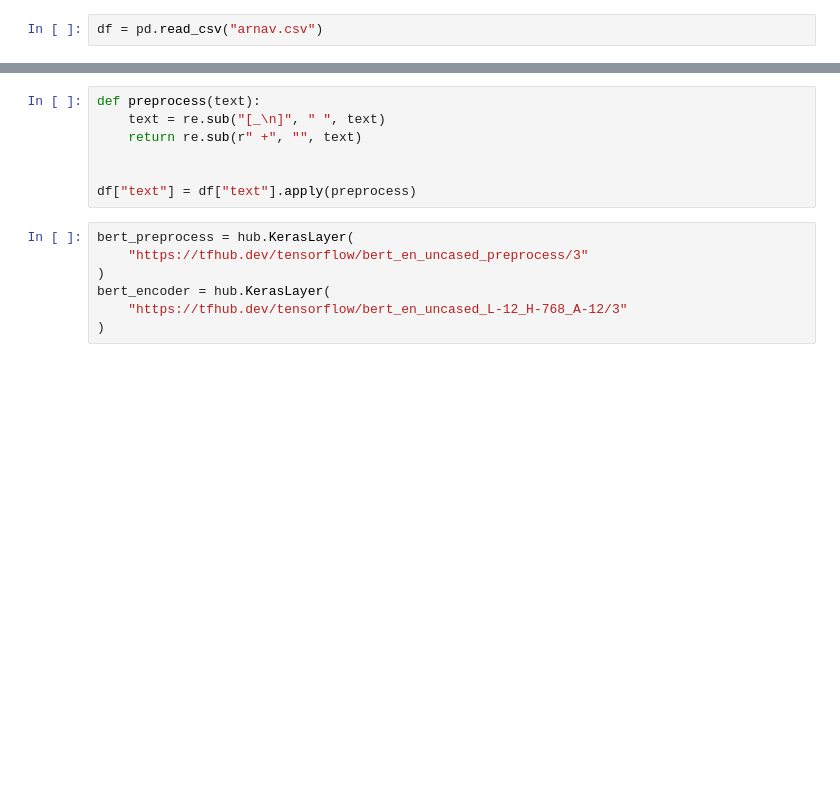
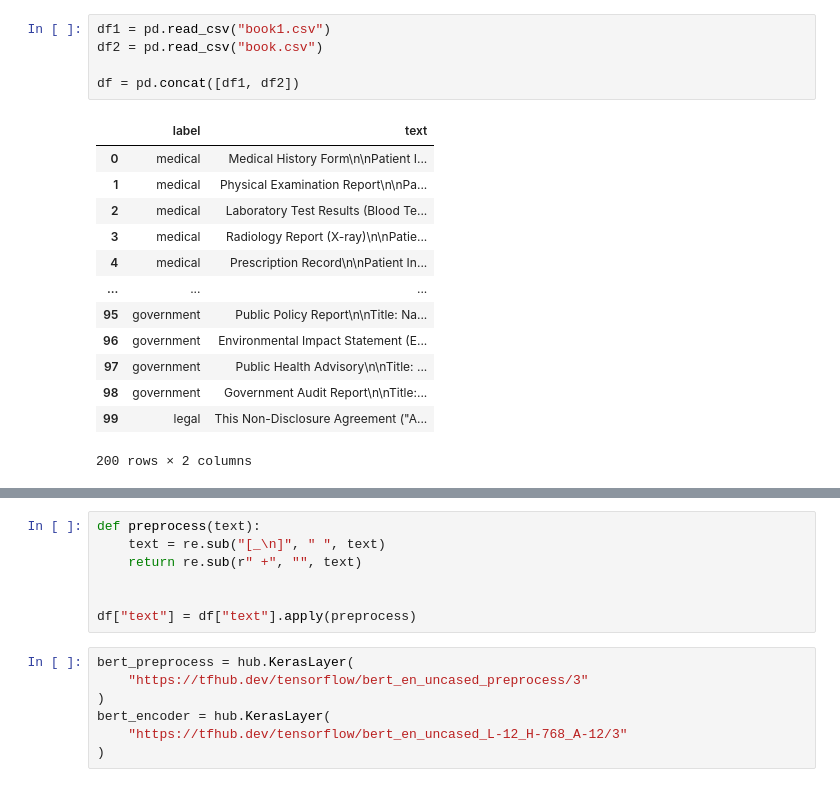
Before and after one commit to arnavpathak2003/Technomates-Adobe-DevCraft-, a Jupyter notebook: main.ipynb, the cells around one changed output, grey strips where cells are left out. Saved outputs shown, nothing was run; the diff lists cells and outputs as text; blank space fills up the shorter version.

```diff
--- a/main.ipynb
+++ b/main.ipynb
@@ -21,2 +21,19 @@ To enable the following instructions: AVX2 AVX_VNNI FMA, in other operations, re
-# %%
-df = pd.read_csv("arnav.csv")
+# %%
+df1 = pd.read_csv("book1.csv")
+df2 = pd.read_csv("book.csv")
+
+df = pd.concat([df1, df2])
+# %% [output]
+|  | label | text |
+| 0 | medical | Medical History Form\n\nPatient I... |
+| 1 | medical | Physical Examination Report\n\nPa... |
+| 2 | medical | Laboratory Test Results (Blood Te... |
+| 3 | medical | Radiology Report (X-ray)\n\nPatie... |
+| 4 | medical | Prescription Record\n\nPatient In... |
+| ... | ... | ... |
+| 95 | government | Public Policy Report\n\nTitle: Na... |
+| 96 | government | Environmental Impact Statement (E... |
+| 97 | government | Public Health Advisory\n\nTitle: ... |
+| 98 | government | Government Audit Report\n\nTitle:... |
+| 99 | legal | This Non-Disclosure Agreement ("A... |
+200 rows × 2 columns
```
Also changed, not shown: parts of 13 cells of this notebook, 3 other files.
